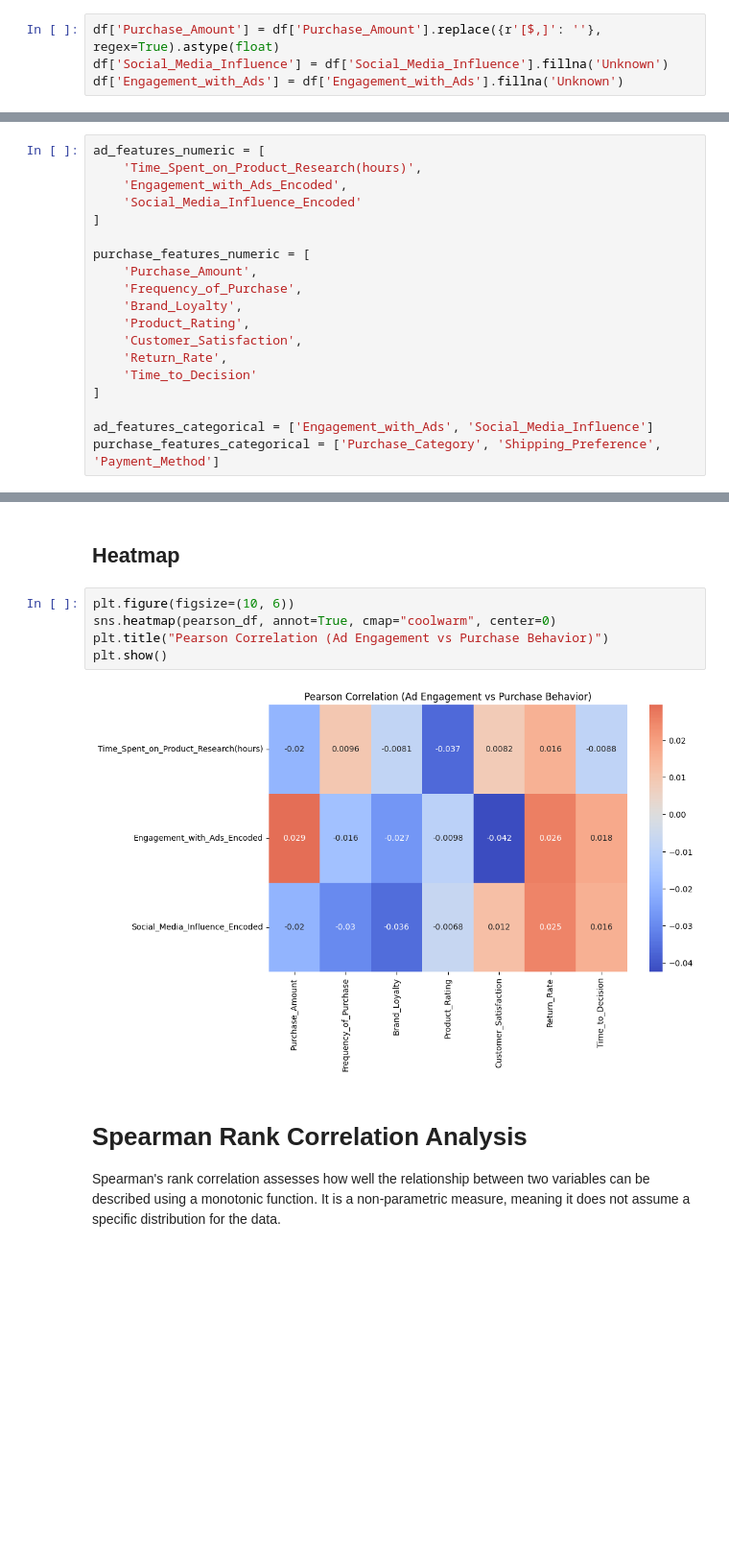
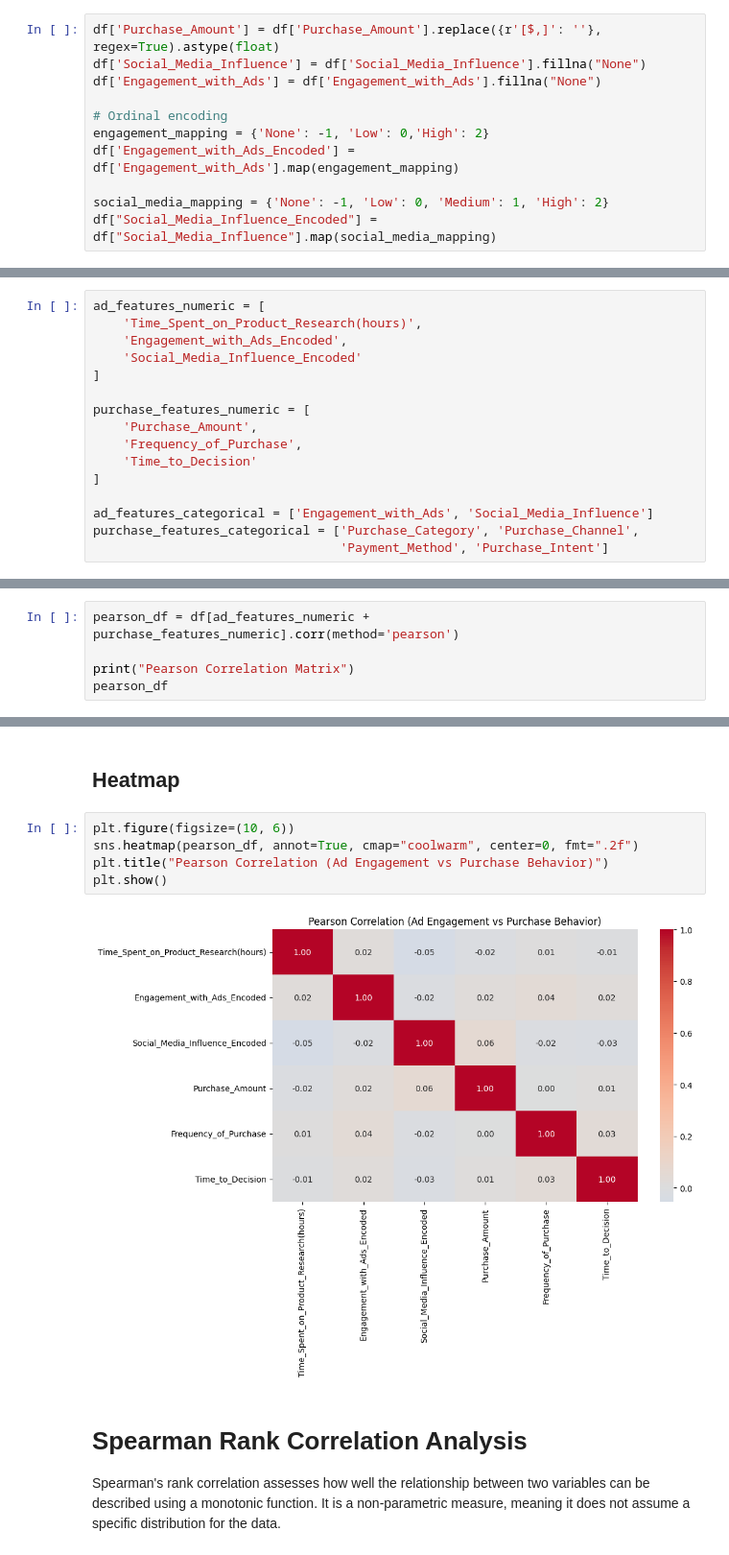
Before and after one commit to cwjng/si671-final-project, a Jupyter notebook: ad_correlation_analysis.ipynb, the cells around one changed output, grey strips where cells are left out. Shown: that part at 96% size. Cells and saved outputs as stored; diff of their text form; blank space fills up the shorter version.

Commit message:
Created Pearson, Spearman, and Cramer's V correlation analyses

```diff
--- a/ad_correlation_analysis.ipynb
+++ b/ad_correlation_analysis.ipynb
@@ -43,4 +61,11 @@ memory usage: 205.2+ KB
 # %%
 df['Purchase_Amount'] = df['Purchase_Amount'].replace({r'[$,]': ''}, regex=True).astype(float)
-df['Social_Media_Influence'] = df['Social_Media_Influence'].fillna('Unknown')
-df['Engagement_with_Ads'] = df['Engagement_with_Ads'].fillna('Unknown')
+df['Social_Media_Influence'] = df['Social_Media_Influence'].fillna("None")
+df['Engagement_with_Ads'] = df['Engagement_with_Ads'].fillna("None")
+
+# Ordinal encoding
+engagement_mapping = {'None': -1, 'Low': 0,'High': 2}
+df['Engagement_with_Ads_Encoded'] = df['Engagement_with_Ads'].map(engagement_mapping)
+
+social_media_mapping = {'None': -1, 'Low': 0, 'Medium': 1, 'High': 2}
+df["Social_Media_Influence_Encoded"] = df["Social_Media_Influence"].map(social_media_mapping)
@@ -60,14 +79,11 @@ ad_features_numeric = [
 purchase_features_numeric = [
     'Purchase_Amount',
     'Frequency_of_Purchase',
-    'Brand_Loyalty',
-    'Product_Rating',
-    'Customer_Satisfaction',
-    'Return_Rate',
     'Time_to_Decision'
 ]
 
 ad_features_categorical = ['Engagement_with_Ads', 'Social_Media_Influence']
-purchase_features_categorical = ['Purchase_Category', 'Shipping_Preference', 'Payment_Method']
+purchase_features_categorical = ['Purchase_Category', 'Purchase_Channel',
+                                 'Payment_Method', 'Purchase_Intent']
 # %% [markdown]
 # Pearson Correlation Analysis
@@ -91,0 +90,5 @@ pearson_df
+# %%
+pearson_df = df[ad_features_numeric + purchase_features_numeric].corr(method='pearson')
+
+print("Pearson Correlation Matrix")
+pearson_df
@@ -93,11 +105,11 @@ pearson_df
 ## Heatmap
 # %%
 plt.figure(figsize=(10, 6))
-sns.heatmap(pearson_df, annot=True, cmap="coolwarm", center=0)
+sns.heatmap(pearson_df, annot=True, cmap="coolwarm", center=0, fmt=".2f")
 plt.title("Pearson Correlation (Ad Engagement vs Purchase Behavior)")
 plt.show()
 # %% [output]
-[figure, old version]
+[figure, new version]
 # %% [markdown]
 # Spearman Rank Correlation Analysis
 
```
Also changed, not shown: parts of 14 cells of this notebook.
